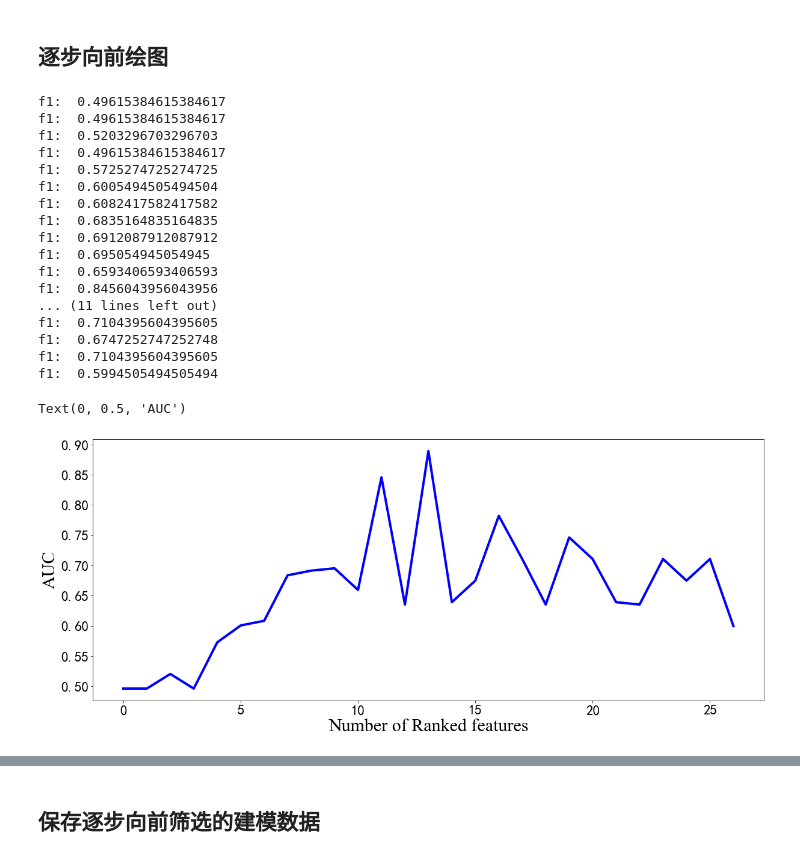
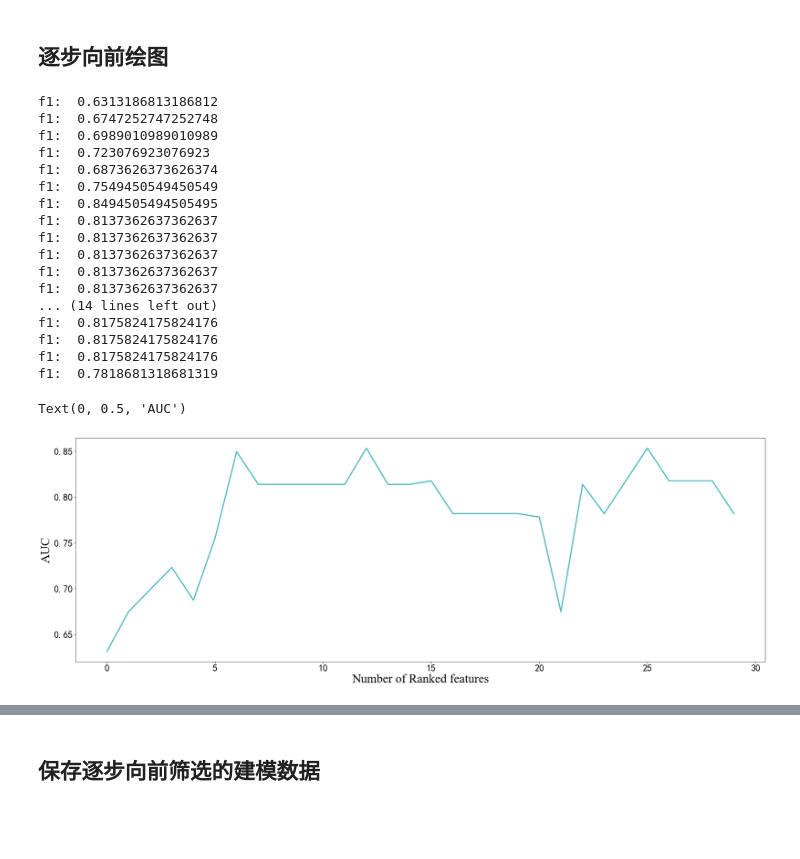
Before and after one commit to yuyongsheng1990/MTX_shanghai_sixth_hospital, a Jupyter notebook: feature_engineering.ipynb, the cells around one changed output, grey strips where cells are left out. Saved outputs shown, nothing was run; the diff lists cells and outputs as text; code cells hidden in the pictures; blank space fills up the shorter version.

```diff
--- a/feature_engineering.ipynb
+++ b/feature_engineering.ipynb
@@ -328,0 +337,3 @@ continuous_relate
+# %%
+# 业务角度需要保留：日剂量、age、MTX_tdm_24h、MTX_tdm_48h、MTX_tdm_72h
+continuous_relate.extend(['日剂量','age','MTX_tdm_24h','MTX_tdm_48h','MTX_tdm_72h','RBC平均容量','RBC血红浓度'])
@@ -372,7 +379,7 @@ model_boost=xgboost.XGBClassifier(max_depth=5,
                                 colsample_bytree=0.8,
                                 nthread=4,
                                 scale_pos_weight=1)
-model_boost.fit(tran_x_sm,tran_y_sm)
+model_boost.fit(tran_x,tran_y)
 importance = model_boost.feature_importances_
 print(tran_x.columns)
 print(importance)
@@ -533,7 +527,11 @@ r2_max_list=[]
 feature_max_list=[]
 for i in range(1,tran_x_sm.shape[1]+1):
     # 津源xgboost模型
-    sfs = SFS(RandomForestClassifier(n_estimators=300),
+    sfs = SFS(RandomForestClassifier(n_estimators=500,
+                                    criterion='entropy',
+                                    max_depth=5,
+                                    n_jobs=-1,
+                                    random_state=3),
               n_jobs=-1, # 并行使用的进程数，默认1个，如果设置为-1，该值为总的核数
               k_features=i,
              forward=True,
@@ -549,14 +547,9 @@ for i in range(1,tran_x_sm.shape[1]+1):
     # 逐步向前结果
     r2_list=list(df_sfs.loc['avg_score'])
     feature_list=list(df_sfs.loc['feature_names'])
-    # 根据逐步向前结果筛选最优特征组合
-    r2_max=max(r2_list)
-    r2_max_index=r2_list.index(r2_max)
-    feature_max=feature_list[r2_max_index]
-    # 保存最优特征组合
-    r2_max_list.append(r2_max)
-    feature_max_list.append(feature_max)
-#     if i==8:
-#         print(datetime.datetime.now())
+    # 保存特征组合
+    r2_max_list.append(r2_list[-1])
+    feature_max_list.append(feature_list[-1])
+#     if i==4:
 #         break
 # %% [output]
@@ -621,6 +633,7 @@ if 'Unnamed: 0' in df_forward_result.columns:
 from sklearn.ensemble import RandomForestClassifier
 from sklearn.metrics import r2_score,roc_auc_score,f1_score
 # XGBoost模型
+feature_col_list=[]
 f1_list=[]
 for i in range(df_forward_result.shape[0]):
     feature_list=str(df_forward_result.loc[i,'feature_names']).split('\'')
@@ -641,23 +654,24 @@ for i in range(df_forward_result.shape[0]):
 
     # 检验指标
     f1 = roc_auc_score(test_y,predictions)
+    feature_col_list.append(feature_list)
     f1_list.append(f1)
     print('f1: ',f1)
 # %% [output]
-f1:  0.49615384615384617
-f1:  0.49615384615384617
-f1:  0.5203296703296703
-f1:  0.49615384615384617
-f1:  0.5725274725274725
-f1:  0.6005494505494504
-f1:  0.6082417582417582
-f1:  0.6835164835164835
-f1:  0.6912087912087912
-f1:  0.695054945054945
-f1:  0.6593406593406593
-f1:  0.8456043956043956
-... (11 lines left out)
-f1:  0.7104395604395605
+f1:  0.6313186813186812
 f1:  0.6747252747252748
-f1:  0.7104395604395605
-f1:  0.5994505494505494
+f1:  0.6989010989010989
+f1:  0.723076923076923
+f1:  0.6873626373626374
+f1:  0.7549450549450549
+f1:  0.8494505494505495
+f1:  0.8137362637362637
+f1:  0.8137362637362637
+f1:  0.8137362637362637
+f1:  0.8137362637362637
+f1:  0.8137362637362637
+... (14 lines left out)
+f1:  0.8175824175824176
+f1:  0.8175824175824176
+f1:  0.8175824175824176
+f1:  0.7818681318681319
@@ -665,37 +683,38 @@ f1:  0.5994505494505494
 # 画图
 import matplotlib.pyplot as plt
 from pylab import mpl
 
 mpl.rcParams['font.sans-serif'] = ['SimHei']  ##绘图显示中文
 mpl.rcParams['axes.unicode_minus'] = False
 
 from matplotlib import pyplot as plt
 import matplotlib.ticker as ticker
 from matplotlib import rc
 rc('mathtext', default='regular')
 
 # r2折线图
 # 分辨率参数-dpi，画布大小参数-figsize
-plt.figure(figsize=(20,8))
+plt.figure(figsize=(30,10))
 plt.plot(list(range(len(f1_list))),f1_list,
-         color='b', label='AUC',linewidth=4) # 线粗细
+         color=(0.32941176470588235, 0.7294117647058823, 0.7490196078431373), label='AUC',linewidth=3) # 线粗细
 # 设置坐标刻度值的大小
 plt.tick_params(labelsize=23)
+
 # 设置横纵坐标的名称以及对应字体格式
 font_x = {'family': 'Times New Roman',
          'weight': 'normal',
          'size': 30,
          }
 plt.xlabel('Number of Ranked features',font_x)
 plt.ylabel('AUC',font_x)
 
 # 展示横坐标
 # x_list=list(df_feature['特征'])
-# plt.xticks(list(range(len(x_list))),x_list,rotation=285)
+# plt.xticks(list(range(len(f1_list))),f1_list,rotation=285)
 # plt.legend(bbox_to_anchor=(1.1,1))  # 显示图例
 # %% [output]
 Text(0, 0.5, 'AUC')
-[figure, old version]
+[figure, new version]
 # %%
 # 判断图片保存路径是否存在，否则创建
 jpg_path = project_path + "/jpg"
```
Also changed, not shown: parts of 38 cells of this notebook, 1 other file.
